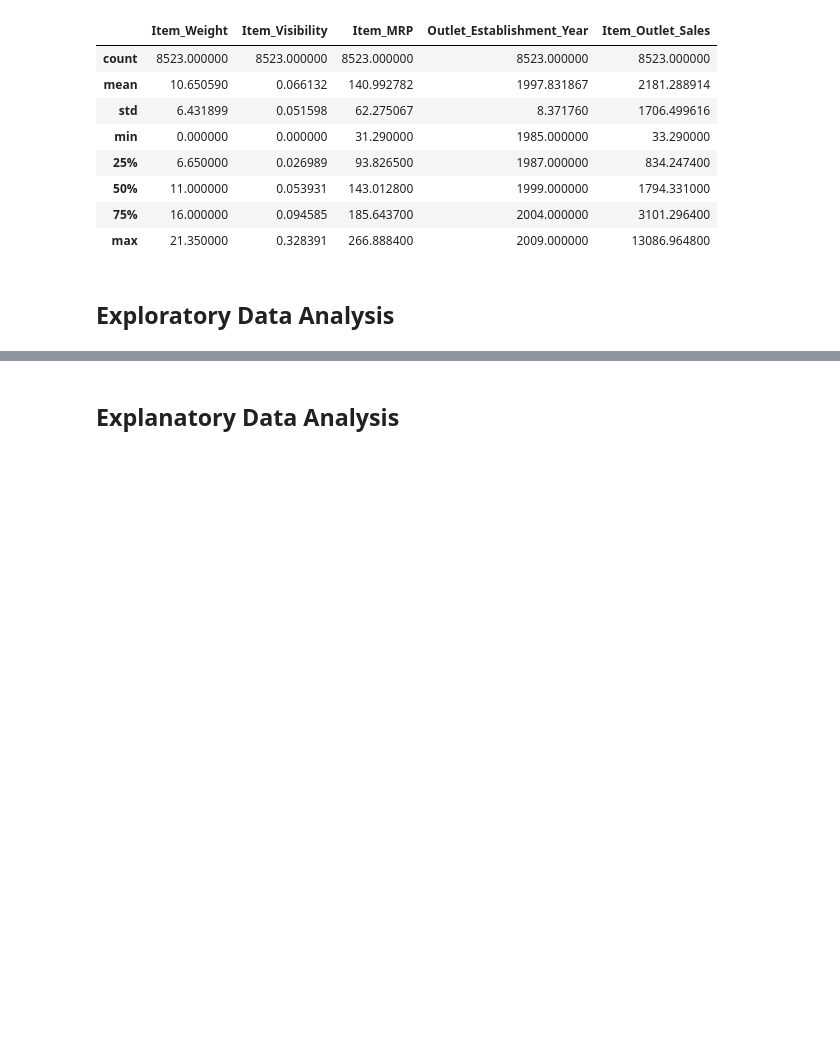
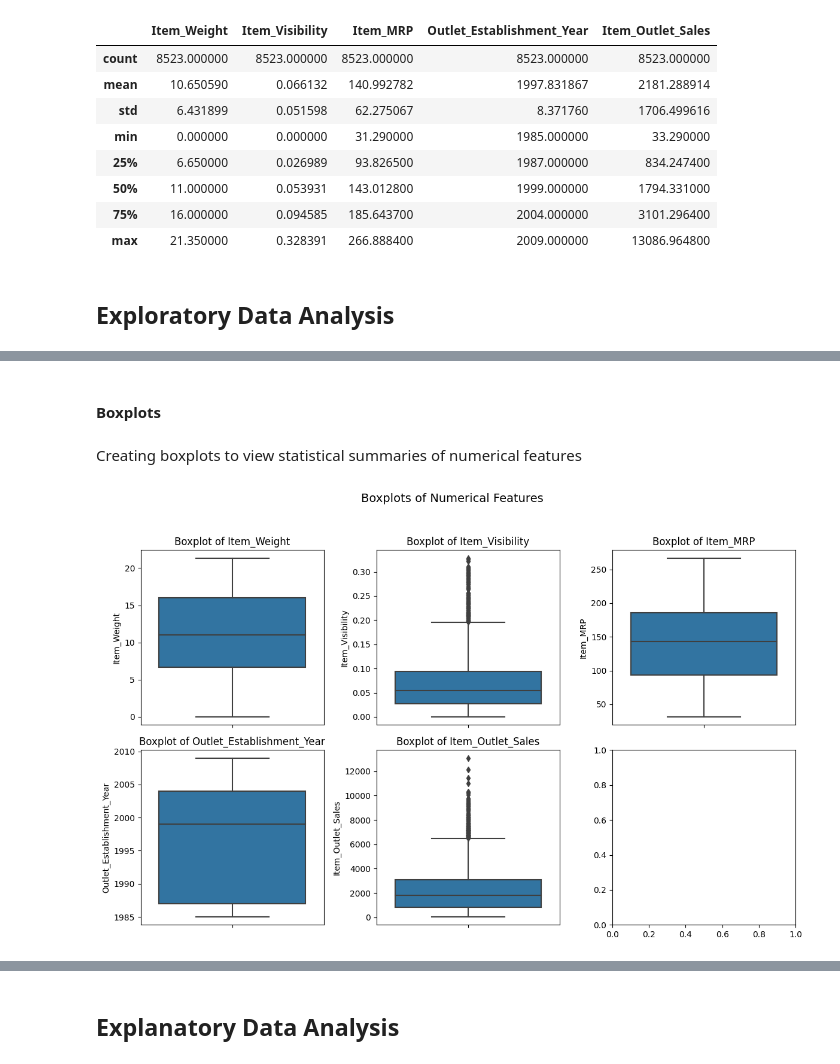
Before and after one commit to LeratoMatlala1/Prediction-of-Product-Sales, a Jupyter notebook: Prediction_of_Product_Sales.ipynb, the cells around one changed output, grey strips where cells are left out. Drawn from its saved outputs; the diff is of its cells as text; code cells hidden in the pictures; blank space fills up the shorter version.

```diff
--- a/Prediction_of_Product_Sales.ipynb
+++ b/Prediction_of_Product_Sales.ipynb
@@ -219,0 +246,18 @@ Salesdf[NumColumns].describe()
+# %% [markdown]
+#### Boxplots
+# %% [markdown]
+Creating boxplots to view statistical summaries of numerical features
+# %%
+fig, axes = plt.subplots(nrows=2, ncols=3, figsize=(12, 8))
+
+# Plotting boxplots for each numerical feature on its own subplot using Seaborn
+for i, feature in enumerate(numerical_features):
+    row = i // 3
+    col = i % 3
+    sns.boxplot(data=Salesdf, y=feature, ax=axes[row, col])
+    axes[row, col].set_title(f"Boxplot of {feature}")
+
+plt.suptitle("Boxplots of Numerical Features", fontsize=14)
+plt.tight_layout(rect=[0, 0.03, 1, 0.95]);
+# %% [output]
+[figure, added]
```
Also changed, not shown: parts of 15 cells of this notebook.
